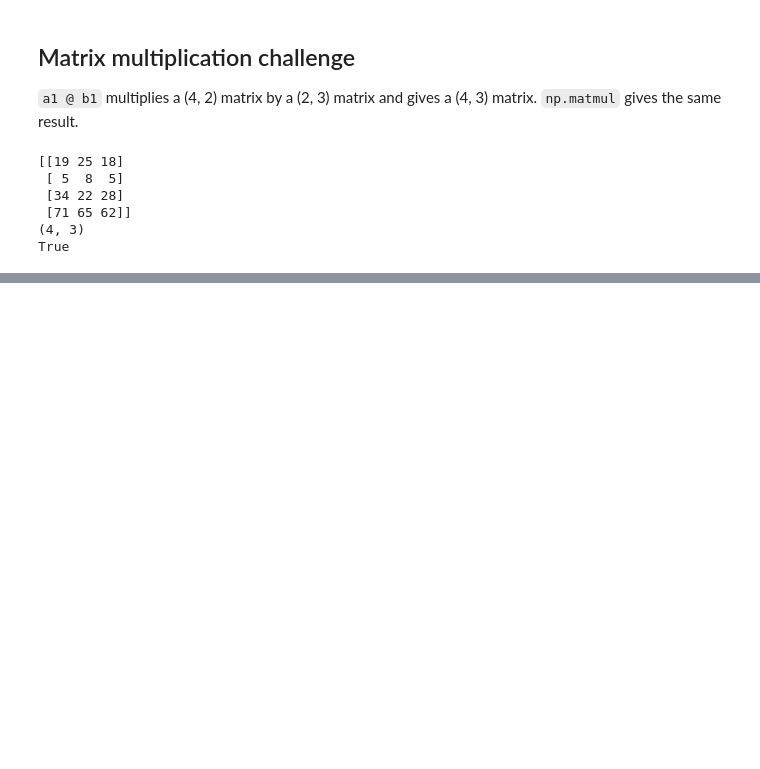
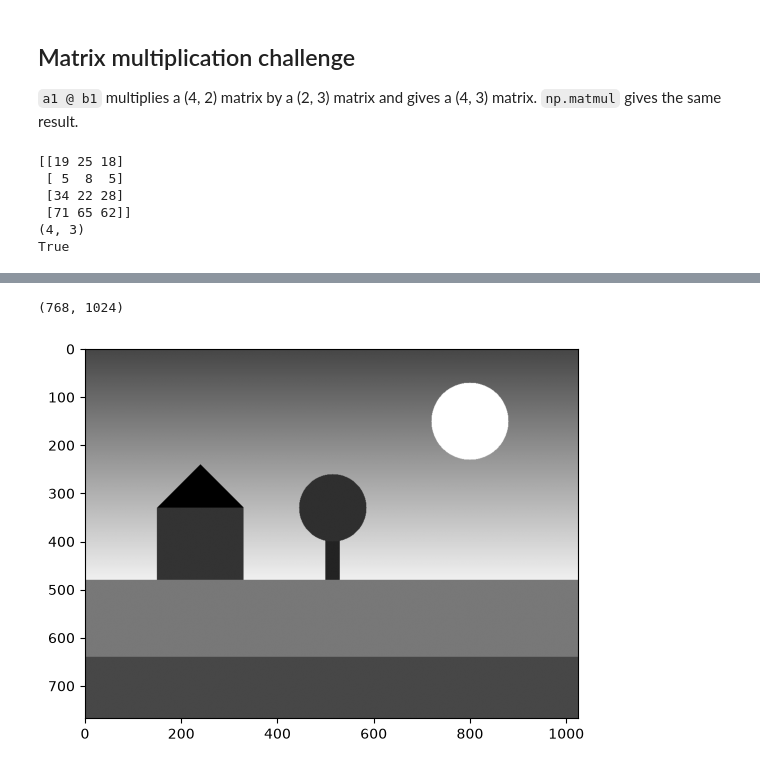
Before and after one commit to Tirsvad-Udemy-100-days-of-code/077-computing-with-numpy, a Jupyter notebook: notebooks/computing_with_numpy.ipynb, the cells around one changed output, grey strips where cells are left out. Saved outputs shown, nothing was run; the diff lists cells and outputs as text; code cells hidden in the pictures; blank space fills up the shorter version.

```diff
--- a/notebooks/computing_with_numpy.ipynb
+++ b/notebooks/computing_with_numpy.ipynb
@@ -296,0 +340,12 @@ True
+# %%
+import matplotlib.pyplot as plt
+
+from computing_with_numpy.domain.images import load_face_image, to_grayscale
+
+img_gray = to_grayscale(load_face_image())
+print(img_gray.shape)
+plt.imshow(img_gray, cmap='gray')
+plt.show()
+# %% [output]
+(768, 1024)
+[figure, added]
```
Also changed, not shown: parts of 13 cells of this notebook, 21 other files.
